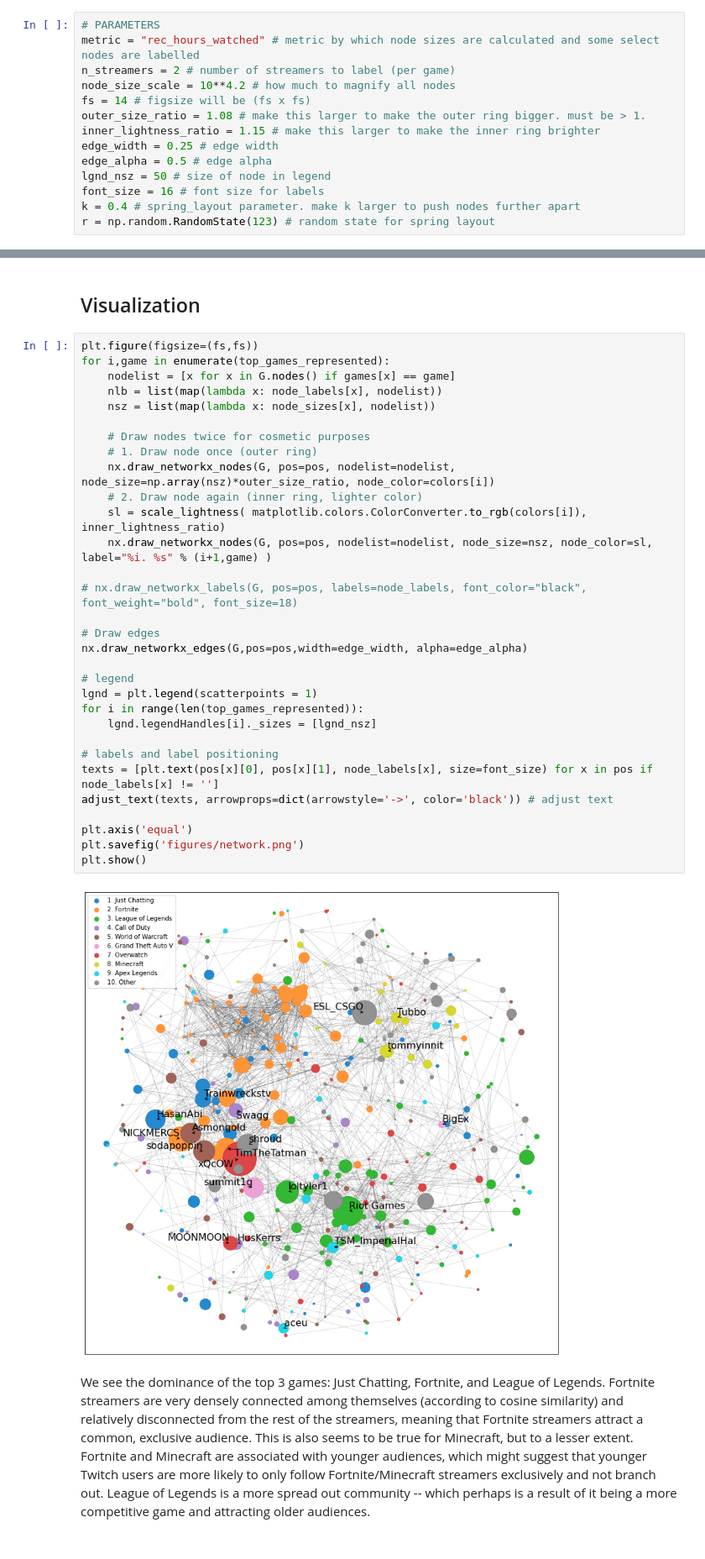
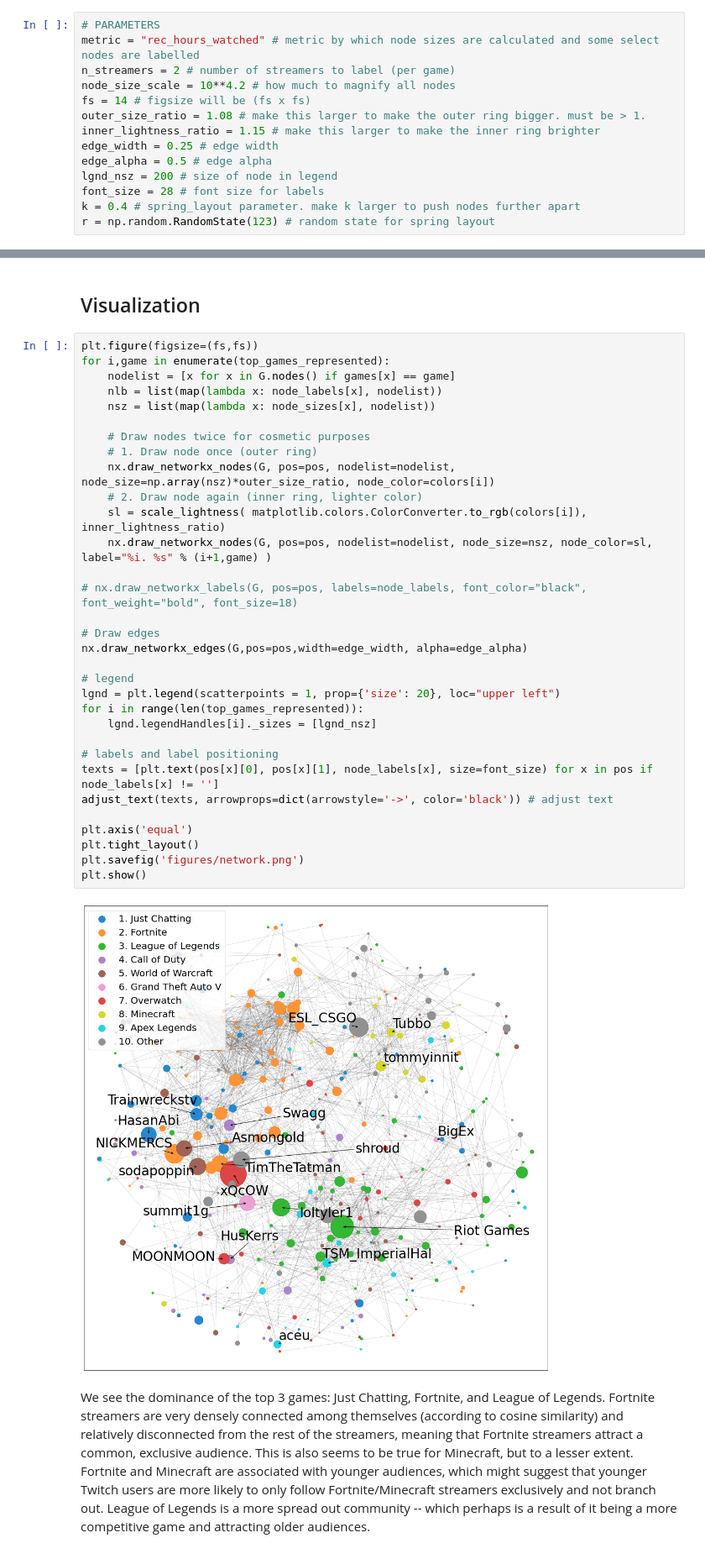
Before and after one commit to tysonpond/twitch-recommendations, a Jupyter notebook: EDA and Network Analysis.ipynb, the cells around one changed output, grey strips where cells are left out. Shown at 84% size. Cells and saved outputs as stored; diff of their text form.

```diff
--- a/EDA and Network Analysis.ipynb
+++ b/EDA and Network Analysis.ipynb
@@ -657,8 +657,8 @@ outer_size_ratio = 1.08 # make this larger to make the outer ring bigger. must b
 inner_lightness_ratio = 1.15 # make this larger to make the inner ring brighter
 edge_width = 0.25 # edge width
 edge_alpha = 0.5 # edge alpha
-lgnd_nsz = 50 # size of node in legend
-font_size = 16 # font size for labels
+lgnd_nsz = 200 # size of node in legend
+font_size = 28 # font size for labels
 k = 0.4 # spring_layout parameter. make k larger to push nodes further apart
 r = np.random.RandomState(123) # random state for spring layout
 # %%
@@ -694,35 +694,36 @@ pos = nx.spring_layout(G, k=k, seed=r)
 plt.figure(figsize=(fs,fs))
 for i,game in enumerate(top_games_represented):
     nodelist = [x for x in G.nodes() if games[x] == game]
     nlb = list(map(lambda x: node_labels[x], nodelist))
     nsz = list(map(lambda x: node_sizes[x], nodelist))
 
     # Draw nodes twice for cosmetic purposes
     # 1. Draw node once (outer ring)
     nx.draw_networkx_nodes(G, pos=pos, nodelist=nodelist, node_size=np.array(nsz)*outer_size_ratio, node_color=colors[i])
     # 2. Draw node again (inner ring, lighter color)
     sl = scale_lightness( matplotlib.colors.ColorConverter.to_rgb(colors[i]), inner_lightness_ratio)
     nx.draw_networkx_nodes(G, pos=pos, nodelist=nodelist, node_size=nsz, node_color=sl, label="%i. %s" % (i+1,game) )
 
 # nx.draw_networkx_labels(G, pos=pos, labels=node_labels, font_color="black", font_weight="bold", font_size=18)
 
 # Draw edges
 nx.draw_networkx_edges(G,pos=pos,width=edge_width, alpha=edge_alpha)
 
 # legend
-lgnd = plt.legend(scatterpoints = 1)
+lgnd = plt.legend(scatterpoints = 1, prop={'size': 20}, loc="upper left")
 for i in range(len(top_games_represented)):
     lgnd.legendHandles[i]._sizes = [lgnd_nsz]
 
 # labels and label positioning
 texts = [plt.text(pos[x][0], pos[x][1], node_labels[x], size=font_size) for x in pos if node_labels[x] != '']
 adjust_text(texts, arrowprops=dict(arrowstyle='->', color='black')) # adjust text
 
 plt.axis('equal')
+plt.tight_layout()
 plt.savefig('figures/network.png')
 plt.show()
 # %% [output]
-[figure, old version]
+[figure, new version]
 # %% [markdown]
 We see the dominance of the top 3 games: Just Chatting, Fortnite, and League of Legends. Fortnite streamers are very densely connected among themselves (according to cosine similarity) and relatively disconnected from the rest of the streamers, meaning that Fortnite streamers attract a common, exclusive audience. This is also seems to be true for Minecraft, but to a lesser extent. Fortnite and Minecraft are associated with younger audiences, which might suggest that younger Twitch users are more likely to only follow Fortnite/Minecraft streamers exclusively and not branch out. League of Legends is a more spread out community -- which perhaps is a result of it being a more competitive game and attracting older audiences.
 
```
Also changed, not shown: 15 other files.
